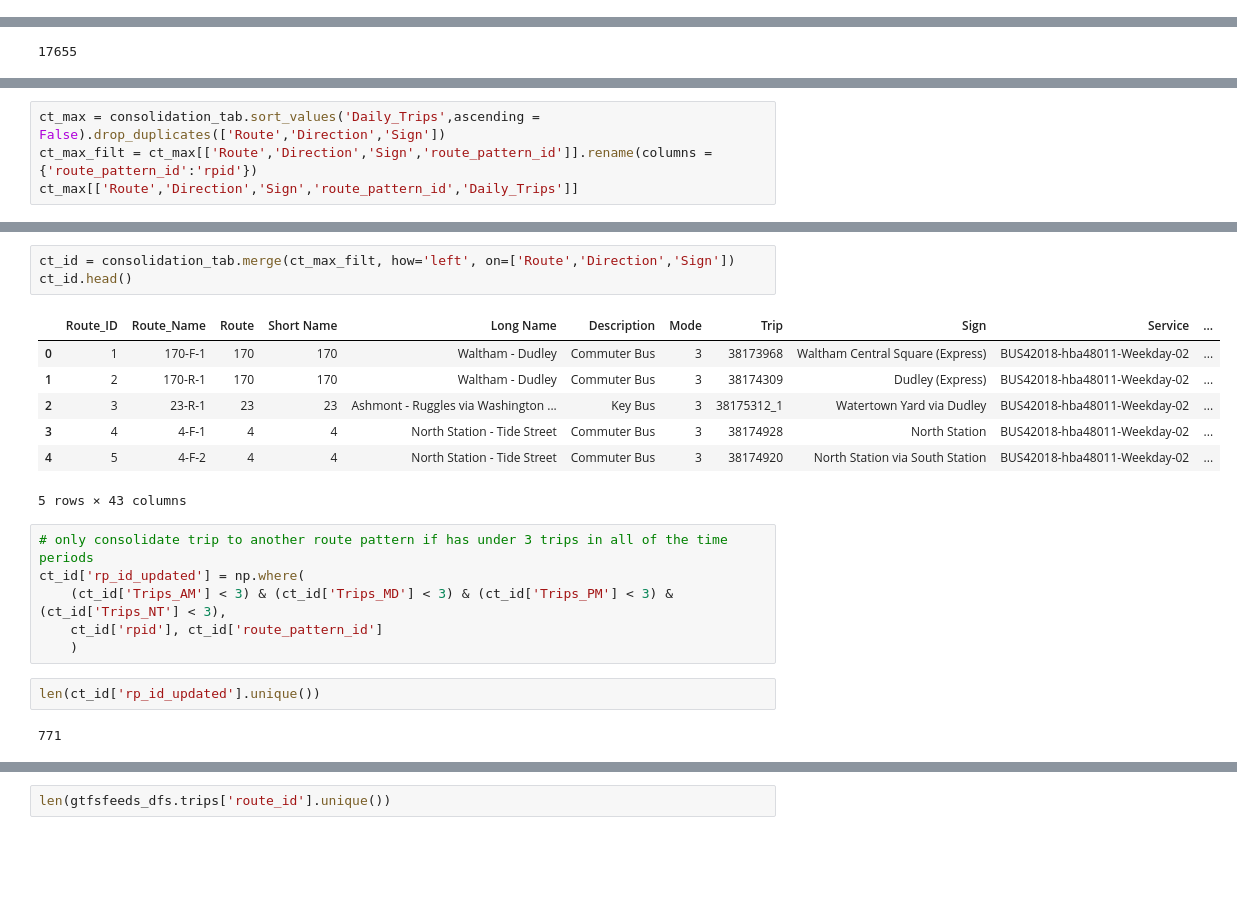
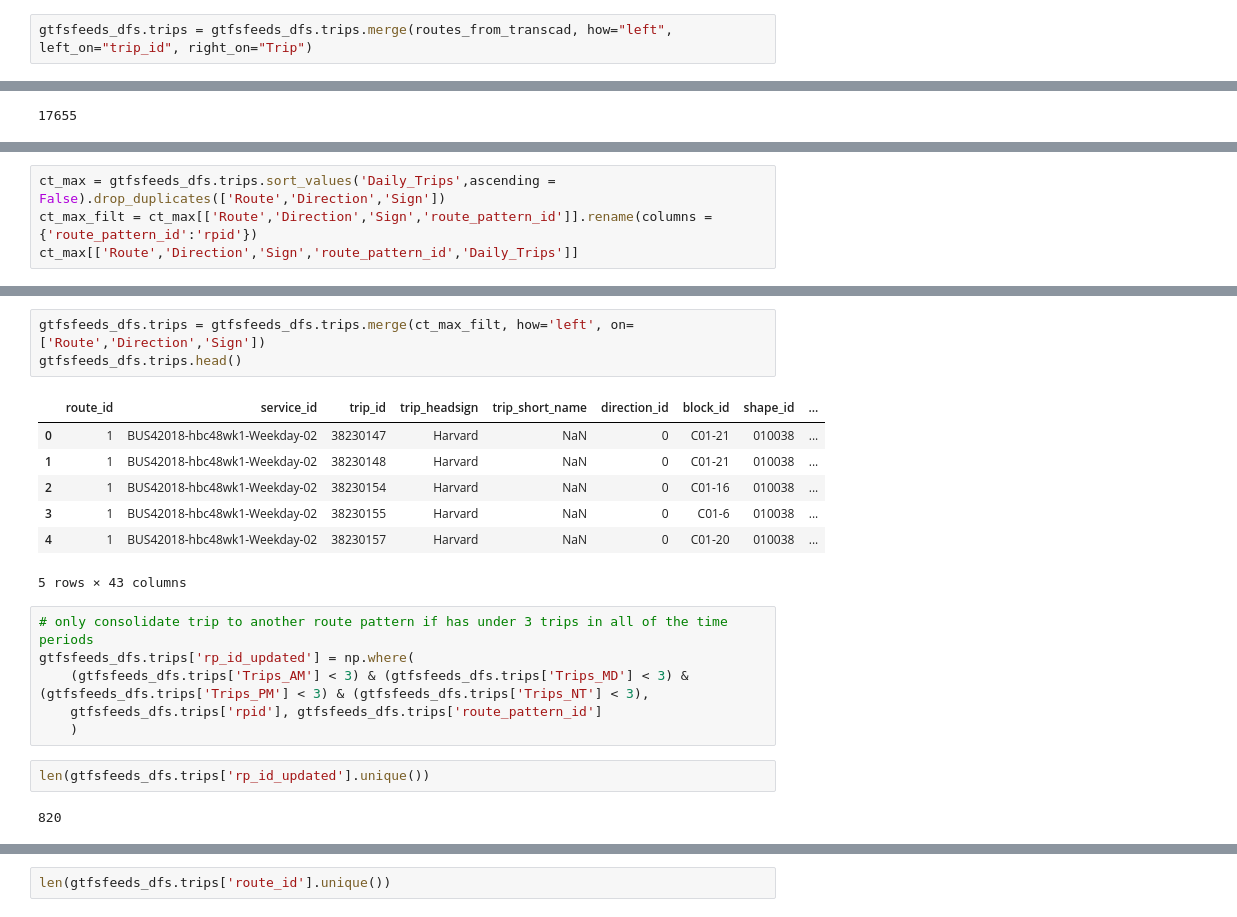
Before and after one commit to mmatkinson7/gtfs_transcad_prep, a Jupyter notebook: gtfs_system_analysis.ipynb, the cells around one changed output, grey strips where cells are left out. Saved outputs shown, nothing was run; the diff lists cells and outputs as text; blank space fills up the shorter version.

Commit message:
update trips file not copy

```diff
--- a/gtfs_system_analysis.ipynb
+++ b/gtfs_system_analysis.ipynb
@@ -100,3 +91,5 @@ consolidation_tab = routes_from_transcad.merge(gtfsfeeds_dfs.trips, how="left",
+# %%
+gtfsfeeds_dfs.trips = gtfsfeeds_dfs.trips.merge(routes_from_transcad, how="left", left_on="trip_id", right_on="Trip")
 # %%
 len(gtfsfeeds_dfs.trips)
 # %% [output]
@@ -108,5 +97,5 @@ len(consolidation_tab)
 # %%
-ct_max = consolidation_tab.sort_values('Daily_Trips',ascending = False).drop_duplicates(['Route','Direction','Sign'])
+ct_max = gtfsfeeds_dfs.trips.sort_values('Daily_Trips',ascending = False).drop_duplicates(['Route','Direction','Sign'])
 ct_max_filt = ct_max[['Route','Direction','Sign','route_pattern_id']].rename(columns = {'route_pattern_id':'rpid'})
 ct_max[['Route','Direction','Sign','route_pattern_id','Daily_Trips']]
 # %% [output]
@@ -126,22 +131,22 @@ ct_max[['Route','Direction','Sign','route_pattern_id','Daily_Trips']]
 # %%
-ct_id = consolidation_tab.merge(ct_max_filt, how='left', on=['Route','Direction','Sign'])
-ct_id.head()
+gtfsfeeds_dfs.trips = gtfsfeeds_dfs.trips.merge(ct_max_filt, how='left', on=['Route','Direction','Sign'])
+gtfsfeeds_dfs.trips.head()
 # %% [output]
-|  | Route_ID | Route_Name | Route | Short Name | Long Name | Description | Mode | Trip | Sign | Service | ... |
-| 0 | 1 | 170-F-1 | 170 | 170 | Waltham - Dudley | Commuter Bus | 3 | 38173968 | Waltham Central Square (Express) | BUS42018-hba48011-Weekday-02 | ... |
-| 1 | 2 | 170-R-1 | 170 | 170 | Waltham - Dudley | Commuter Bus | 3 | 38174309 | Dudley (Express) | BUS42018-hba48011-Weekday-02 | ... |
-| 2 | 3 | 23-R-1 | 23 | 23 | Ashmont - Ruggles via Washington ... | Key Bus | 3 | 38175312_1 | Watertown Yard via Dudley | BUS42018-hba48011-Weekday-02 | ... |
-| 3 | 4 | 4-F-1 | 4 | 4 | North Station - Tide Street | Commuter Bus | 3 | 38174928 | North Station | BUS42018-hba48011-Weekday-02 | ... |
-| 4 | 5 | 4-F-2 | 4 | 4 | North Station - Tide Street | Commuter Bus | 3 | 38174920 | North Station via South Station | BUS42018-hba48011-Weekday-02 | ... |
+|  | route_id | service_id | trip_id | trip_headsign | trip_short_name | direction_id | block_id | shape_id | ... |
+| 0 | 1 | BUS42018-hbc48wk1-Weekday-02 | 38230147 | Harvard | NaN | 0 | C01-21 | 010038 | ... |
+| 1 | 1 | BUS42018-hbc48wk1-Weekday-02 | 38230148 | Harvard | NaN | 0 | C01-21 | 010038 | ... |
+| 2 | 1 | BUS42018-hbc48wk1-Weekday-02 | 38230154 | Harvard | NaN | 0 | C01-16 | 010038 | ... |
+| 3 | 1 | BUS42018-hbc48wk1-Weekday-02 | 38230155 | Harvard | NaN | 0 | C01-6 | 010038 | ... |
+| 4 | 1 | BUS42018-hbc48wk1-Weekday-02 | 38230157 | Harvard | NaN | 0 | C01-20 | 010038 | ... |
 5 rows × 43 columns
 # %%
 # only consolidate trip to another route pattern if has under 3 trips in all of the time periods
-ct_id['rp_id_updated'] = np.where(
-    (ct_id['Trips_AM'] < 3) & (ct_id['Trips_MD'] < 3) & (ct_id['Trips_PM'] < 3) & (ct_id['Trips_NT'] < 3),
-    ct_id['rpid'], ct_id['route_pattern_id']
+gtfsfeeds_dfs.trips['rp_id_updated'] = np.where(
+    (gtfsfeeds_dfs.trips['Trips_AM'] < 3) & (gtfsfeeds_dfs.trips['Trips_MD'] < 3) & (gtfsfeeds_dfs.trips['Trips_PM'] < 3) & (gtfsfeeds_dfs.trips['Trips_NT'] < 3),
+    gtfsfeeds_dfs.trips['rpid'], gtfsfeeds_dfs.trips['route_pattern_id']
     )
 # %%
-len(ct_id['rp_id_updated'].unique())
+len(gtfsfeeds_dfs.trips['rp_id_updated'].unique())
 # %% [output]
-771
+820
 # %%
```
Also changed, not shown: parts of 12 cells of this notebook.
